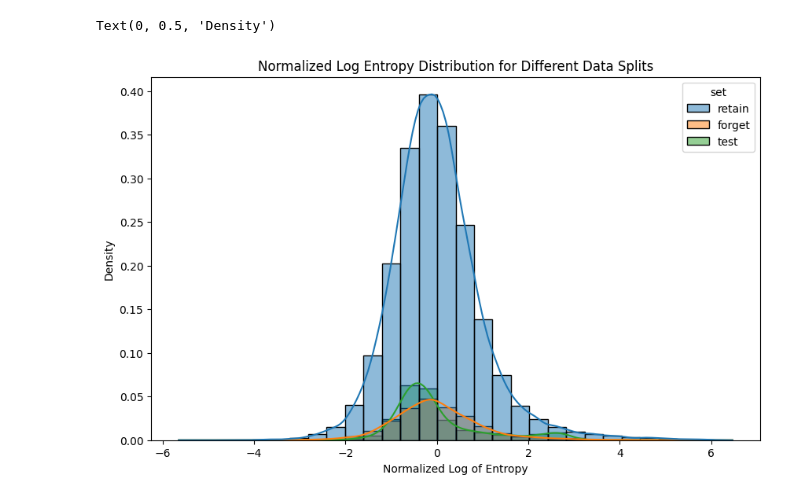
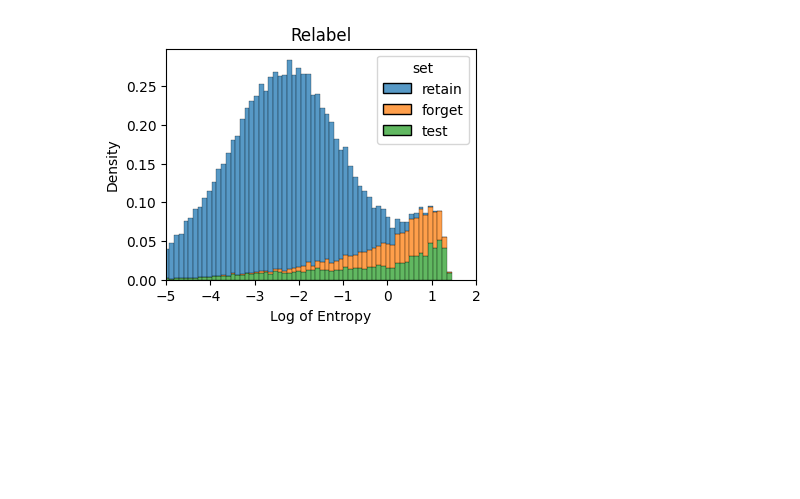
Before and after one commit to cspartalis/LoTUS, a Jupyter notebook: notebooks/streisand.ipynb, the cells around one changed output. Saved outputs shown, nothing was run; the diff lists cells and outputs as text; code cells hidden in the pictures; blank space fills up the shorter version.

```diff
--- a/notebooks/streisand.ipynb
+++ b/notebooks/streisand.ipynb
@@ -41,3 +53,23 @@ UDL = UnlearningDataLoader(
 dl, _ = UDL.load_data()
 num_classes = len(UDL.classes)
 input_channels = UDL.input_channels
+# %%
+original = torch.load(f'streisand/models/{dataset}/original.pth')
+original_retain = collect_prob(dl["retain"], original)
+original_forget = collect_prob(dl["forget"], original)
+original_test = collect_prob(dl["test"], original)
+
+gold = torch.load(f'streisand/models/{dataset}/gold.pth')
+gold_retain = collect_prob(dl["retain"], gold)
+gold_forget = collect_prob(dl["forget"], gold)
+gold_test = collect_prob(dl["test"], gold)
+
+relabel = torch.load(f'streisand/models/{dataset}/relabel.pth')
+relabel_retain = collect_prob(dl["retain"], relabel)
+relabel_forget = collect_prob(dl["forget"], relabel)
+relabel_test = collect_prob(dl["test"], relabel)
+
+our = torch.load(f'streisand/models/{dataset}/our.pth')
+our_retain = collect_prob(dl["retain"], our)
+our_forget = collect_prob(dl["forget"], our)
+our_test = collect_prob(dl["test"], our)
@@ -75,11 +182,33 @@ plt.show()
 # %%
+# Create a DataFrame combining the log entropy values and labels
+data_relabel = pd.DataFrame(
+    {
+        "log_entropy": np.concatenate(
+            [relabel_retain.to("cpu"), relabel_forget.to("cpu"), relabel_test.to("cpu")]
+        ),
+        "set": ["retain"] * len(relabel_retain)
+        + ["forget"] * len(relabel_forget)
+        + ["test"] * len(relabel_test),
+    }
+)
+
 # Create the histogram plot with different colors for each data split
-plt.figure(figsize=(10, 6))
-sns.histplot(data=data_original, x='log_entropy', hue='set', multiple='layer', kde=True, bins=30, stat='density')
-plt.title('Normalized Log Entropy Distribution for Different Data Splits')
-plt.xlabel('Normalized Log of Entropy')
-plt.ylabel('Density')
+plt.figure(figsize=(4, 3))
+sns.histplot(
+    data=data_relabel,
+    x="log_entropy",
+    hue="set",
+    multiple="stack",
+    kde=False,
+    stat="density",
+)
+plt.title("Relabel")
+plt.xlabel("Log of Entropy")
+plt.ylabel("Density")
+plt.xlim(-5, 2)
+
+plt.savefig(f"streisand/plots/{dataset}/max_entropy.png", dpi=300)
+plt.show()
 # %% [output]
-Text(0, 0.5, 'Density')
-[figure, old version]
+[figure, new version]
 # %%
```
Also changed, not shown: parts of 11 cells of this notebook, 25 other files.
